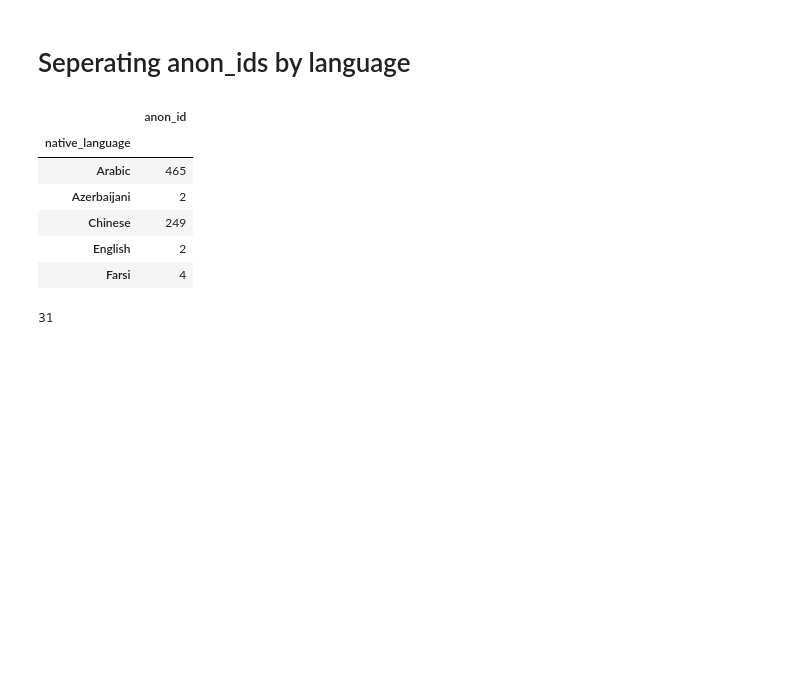
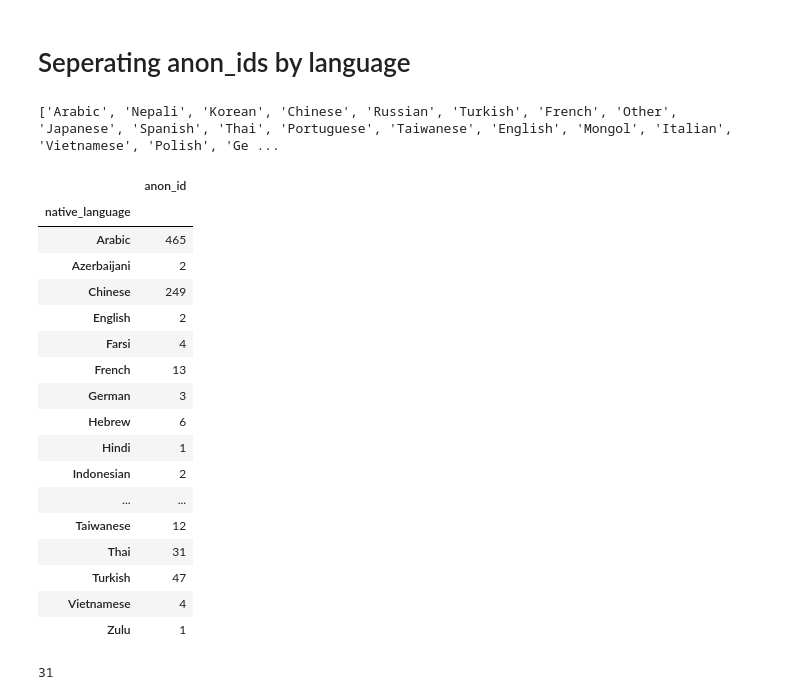
Before and after one commit to mencer456/LRDC-Research, a Jupyter notebook: Entire-dataset-data-analysis.ipynb, the cells around one changed output. Saved outputs shown, nothing was run; the diff lists cells and outputs as text; code cells hidden in the pictures; blank space fills up the shorter version.

```diff
--- a/Entire-dataset-data-analysis.ipynb
+++ b/Entire-dataset-data-analysis.ipynb
@@ -104,18 +102,33 @@ for y in langs:
             ids.append(val)
         count=count+1
     lang_ids.update({key: ids})
+# %%
+print(langs)
+# %% [output]
+['Arabic', 'Nepali', 'Korean', 'Chinese', 'Russian', 'Turkish', 'French', 'Other', 'Japanese', 'Spanish', 'Thai', 'Portuguese', 'Taiwanese', 'English', 'Mongol', 'Italian', 'Vietnamese', 'Polish', 'Ge ...
 # %%
 #shows how many particpants are in each language
 lang_counts=student.groupby('native_language').count().drop(columns=['gender','course_history','age'])
-lang_counts.head()
+lang_counts
 # %% [output]
 |  | anon_id |
 | native_language |  |
 | Arabic | 465 |
 | Azerbaijani | 2 |
 | Chinese | 249 |
 | English | 2 |
 | Farsi | 4 |
+| French | 13 |
+| German | 3 |
+| Hebrew | 6 |
+| Hindi | 1 |
+| Indonesian | 2 |
+| ... | ... |
+| Taiwanese | 12 |
+| Thai | 31 |
+| Turkish | 47 |
+| Vietnamese | 4 |
+| Zulu | 1 |
 # %%
 len(lang_ids)
 # %% [output]
```
Also changed, not shown: parts of 20 cells of this notebook.
